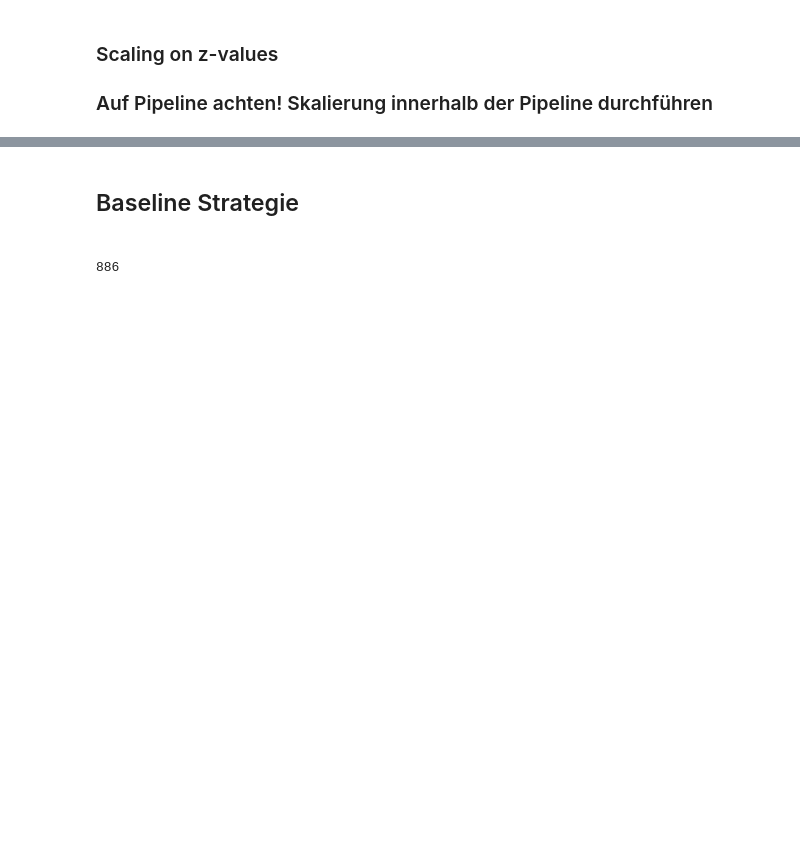
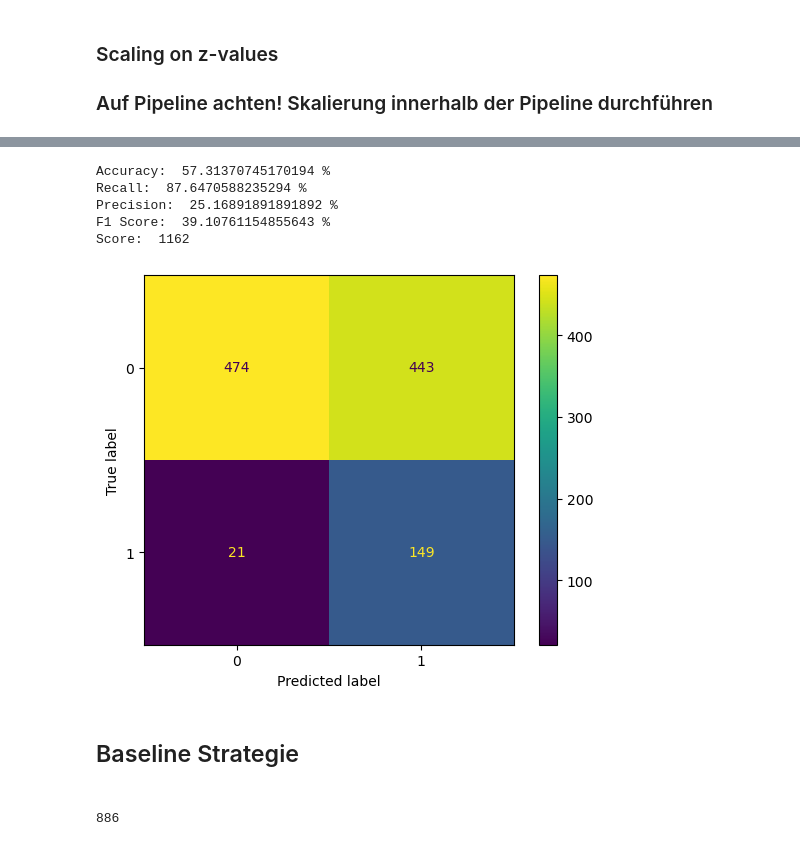
Before and after one commit to Konsti-Boegel/anwendungsfelderBusinessAnalytics, a Jupyter notebook: k_nearst_neighbor.ipynb, the cells around one changed output, grey strips where cells are left out. Cells and saved outputs as stored; diff of their text form; code cells hidden in the pictures; blank space fills up the shorter version.

```diff
--- a/k_nearst_neighbor.ipynb
+++ b/k_nearst_neighbor.ipynb
@@ -240,3 +206,30 @@ Score:  984
+# %%
+pipe.set_params(knn__n_neighbors=17, knn__weights="uniform").fit(X_train, y_train)
+y_predicted = (pipe.predict_proba(X_test_2)[:,1]>=0.1).astype(bool)
+
+accuracy = accuracy_score(y_test_2, y_predicted)
+precision = precision_score(y_test_2, y_predicted)
+recall = recall_score(y_test_2, y_predicted)
+f1score = f1_score(y_test_2, y_predicted)
+score = get_result_score(y_test_2, y_predicted)
+
+print("Accuracy: ",accuracy*100, "%")
+print("Recall: ", recall*100, "%")
+print("Precision: ", precision*100, "%")
+print("F1 Score: ", f1score*100, "%")
+print("Score: ", score)
+matrix = confusion_matrix(y_test_2,y_predicted,labels=knn.classes_)
+disp = ConfusionMatrixDisplay(confusion_matrix=matrix, display_labels=knn.classes_)
+disp.plot()
+plt.grid(False)
+plt.show()
+# %% [output]
+Accuracy:  57.31370745170194 %
+Recall:  87.6470588235294 %
+Precision:  25.16891891891892 %
+F1 Score:  39.10761154855643 %
+Score:  1162
+[figure, added]
 # %% [markdown]
 <h2>Baseline Strategie<h2>
 # %%
```
Also changed, not shown: parts of 19 cells of this notebook.
